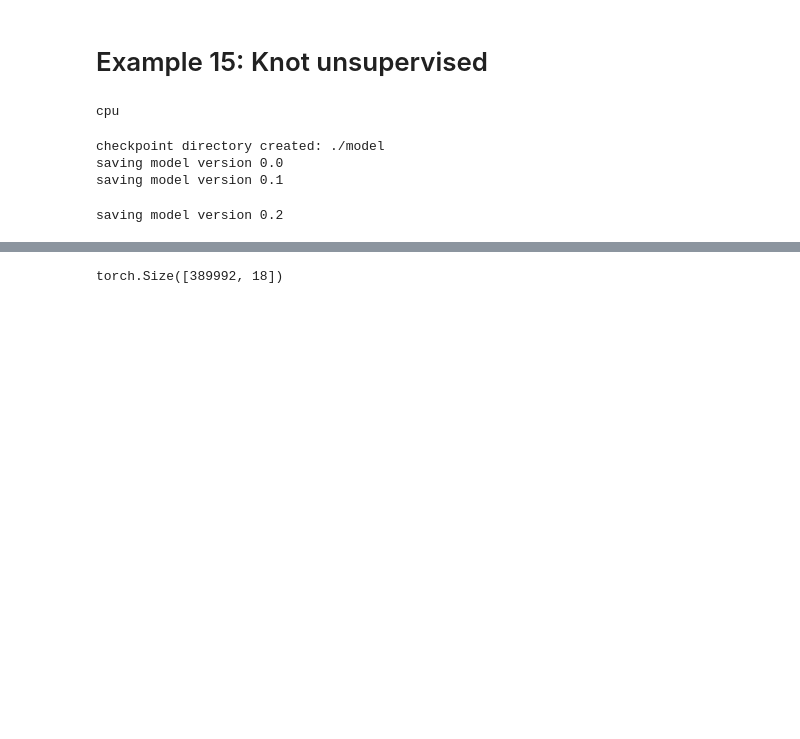
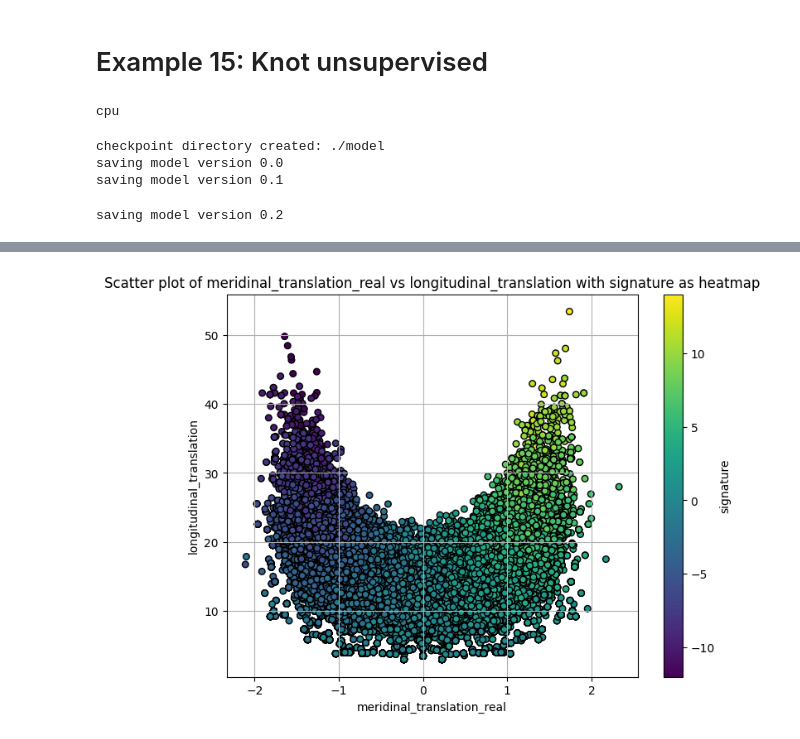
Before and after one commit to shamanth-kuthpadi/KANs-IOMICS, a Jupyter notebook: knot_unsupervised.ipynb, the cells around one changed output, grey strips where cells are left out. Saved outputs shown, nothing was run; the diff lists cells and outputs as text; code cells hidden in the pictures; blank space fills up the shorter version.

```diff
--- a/knot_unsupervised.ipynb
+++ b/knot_unsupervised.ipynb
@@ -94,4 +94,21 @@ for i in range(n):
-# %%
-print(dataset['train_input'].shape)
-# %% [output]
-torch.Size([389992, 18])
+# %%
+import matplotlib.pyplot as plt
+
+x_col = 'meridinal_translation_real'
+y_col = 'longitudinal_translation'
+color_col = 'signature'
+
+x = df[x_col]
+y = df[y_col]
+c = df[color_col]
+plt.figure(figsize=(8, 6))
+scatter = plt.scatter(x, y, c=c, cmap='viridis', s=30, edgecolor='k')
+plt.colorbar(scatter, label=color_col)
+
+plt.xlabel(x_col)
+plt.ylabel(y_col)
+plt.title(f'Scatter plot of {x_col} vs {y_col} with {color_col} as heatmap')
+plt.grid(True)
+plt.show()
+# %% [output]
+[figure, added]
```
Also changed, not shown: parts of 5 cells of this notebook, 3 other files.
